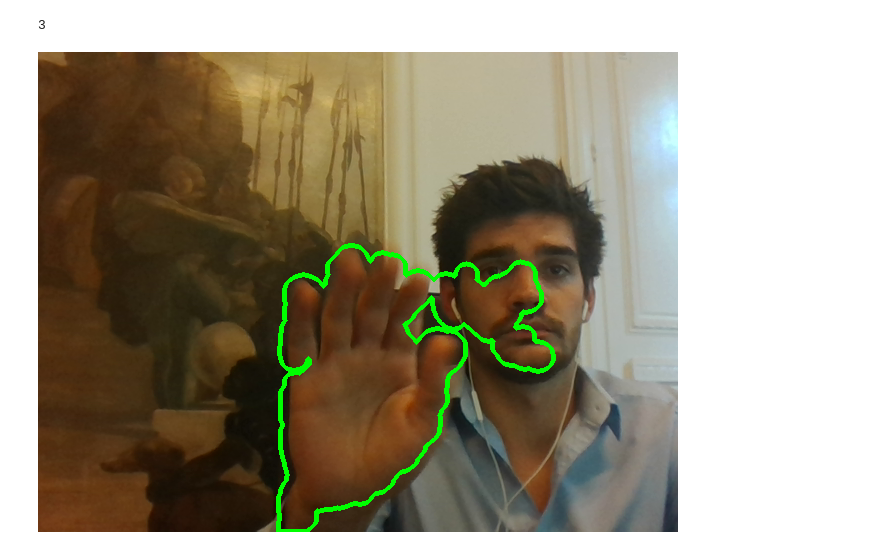
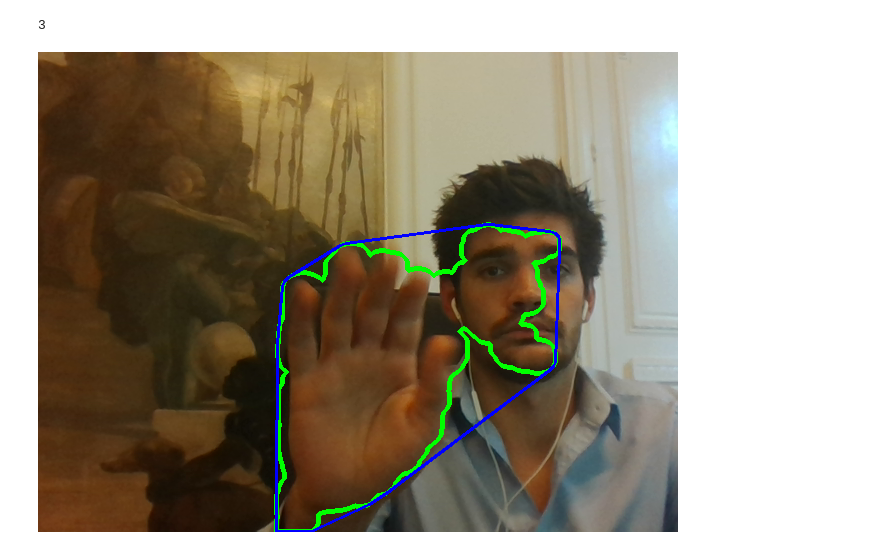
Before and after one commit to TheoLvs/computer-vision-control, a Jupyter notebook: development/Hand detection with OpenCV.ipynb, the cells around one changed output. Cells and saved outputs as stored; diff of their text form; code cells hidden in the pictures.

Commit message:
added hull convex detection

```diff
--- a/development/Hand detection with OpenCV.ipynb
+++ b/development/Hand detection with OpenCV.ipynb
@@ -85,16 +88,22 @@ x7 = cv2.drawContours(x.copy(),contours,3,(0,255,0),3)
 # %%
 def preprocess_and_show(img,hvs = (107,175,70)):
     x = np.array(Image.open(hand_files[0]))[:,:,[2,1,0]]
     x_original = x.copy()
     x = cv2.cvtColor(x,cv2.COLOR_BGR2HSV)
     x = cv2.inRange(x,(107, 175,70),(255,255,255))
     x = cv2.medianBlur(x,5)
+    x = cv2.GaussianBlur(x,(5,5),0)
     x = cv2.dilate(x,element)
     x, contours, hierarchy = cv2.findContours(x,cv2.RETR_TREE,cv2.CHAIN_APPROX_SIMPLE)
     max_contour = np.argmax([y.shape[0] for y in contours])
     x = cv2.drawContours(x_original,contours,max_contour,(0,255,0),3)
+
+    # Hull convex detection
+    hull = [cv2.convexHull(contours[max_contour])]
+    cv2.drawContours(x_original,hull,0,(0,0,255),2)
+
     return Image.fromarray(x_original)
 
 preprocess_and_show(Image.open(hand_files[0]))
 # %% [output]
-[figure, old version]
+[figure, new version]
```
Also changed, not shown: parts of 5 cells of this notebook, 1 other file.
